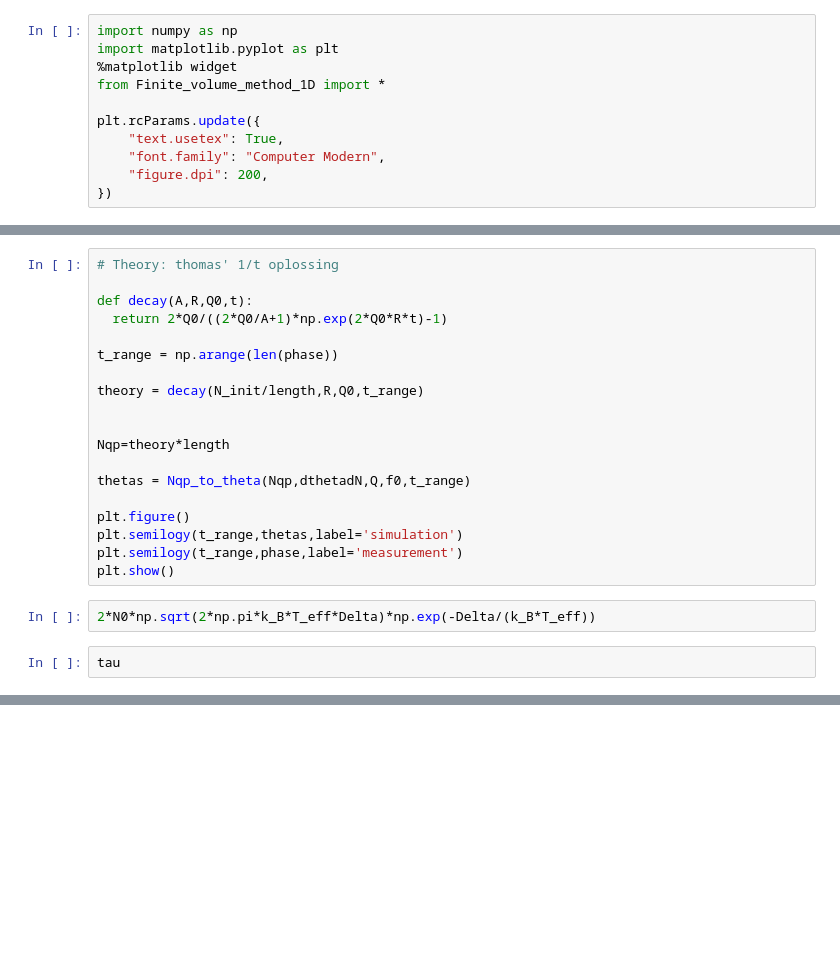
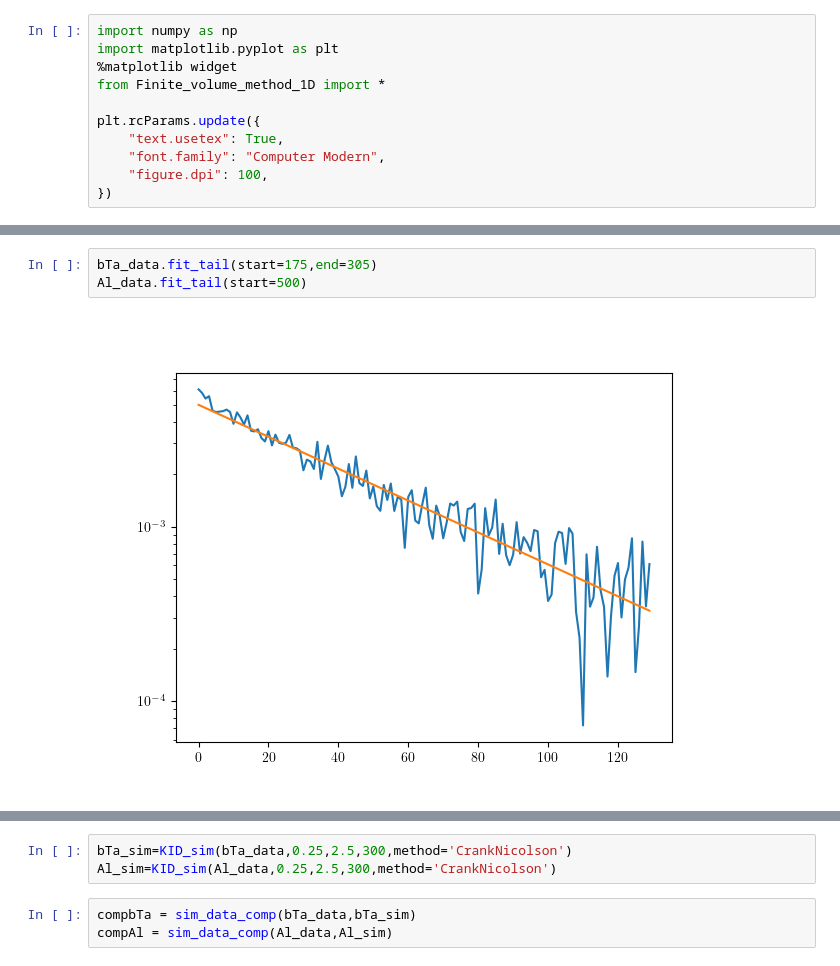
Before and after one commit to 10483/MTP, a Jupyter notebook: FVSimulation/Compare theory with data.ipynb, the cells around one changed output, grey strips where cells are left out. Saved outputs shown, nothing was run; the diff lists cells and outputs as text; blank space fills up the shorter version.

```diff
--- a/FVSimulation/Compare theory with data.ipynb
+++ b/FVSimulation/Compare theory with data.ipynb
@@ -7,7 +7,7 @@ from Finite_volume_method_1D import *
 plt.rcParams.update({
     "text.usetex": True,
     "font.family": "Computer Modern",
-    "figure.dpi": 200,
+    "figure.dpi": 100,
 })
 # %%
 chippath = '../../DataKian/Al_LT165chip7/'
@@ -92,23 +38,5 @@ plt.show()
-# %%
-# Theory: thomas' 1/t oplossing
-
-def decay(A,R,Q0,t):
-  return 2*Q0/((2*Q0/A+1)*np.exp(2*Q0*R*t)-1)
-
-t_range = np.arange(len(phase))
-
-theory = decay(N_init/length,R,Q0,t_range)
-
-
-Nqp=theory*length
-
-thetas = Nqp_to_theta(Nqp,dthetadN,Q,f0,t_range)
-
-plt.figure()
-plt.semilogy(t_range,thetas,label='simulation')
-plt.semilogy(t_range,phase,label='measurement')
-plt.show()
-# %%
-2*N0*np.sqrt(2*np.pi*k_B*T_eff*Delta)*np.exp(-Delta/(k_B*T_eff))
-# %%
-tau
+# %%
+bTa_data.fit_tail(start=175,end=305)
+Al_data.fit_tail(start=500)
+# %% [output]
+[figure, added]
@@ -114,0 +44,6 @@ tau
+# %%
+bTa_sim=KID_sim(bTa_data,0.25,2.5,300,method='CrankNicolson')
+Al_sim=KID_sim(Al_data,0.25,2.5,300,method='CrankNicolson')
+# %%
+compbTa = sim_data_comp(bTa_data,bTa_sim)
+compAl = sim_data_comp(Al_data,Al_sim)
```
Also changed, not shown: parts of 9 cells of this notebook, 4 other files.
